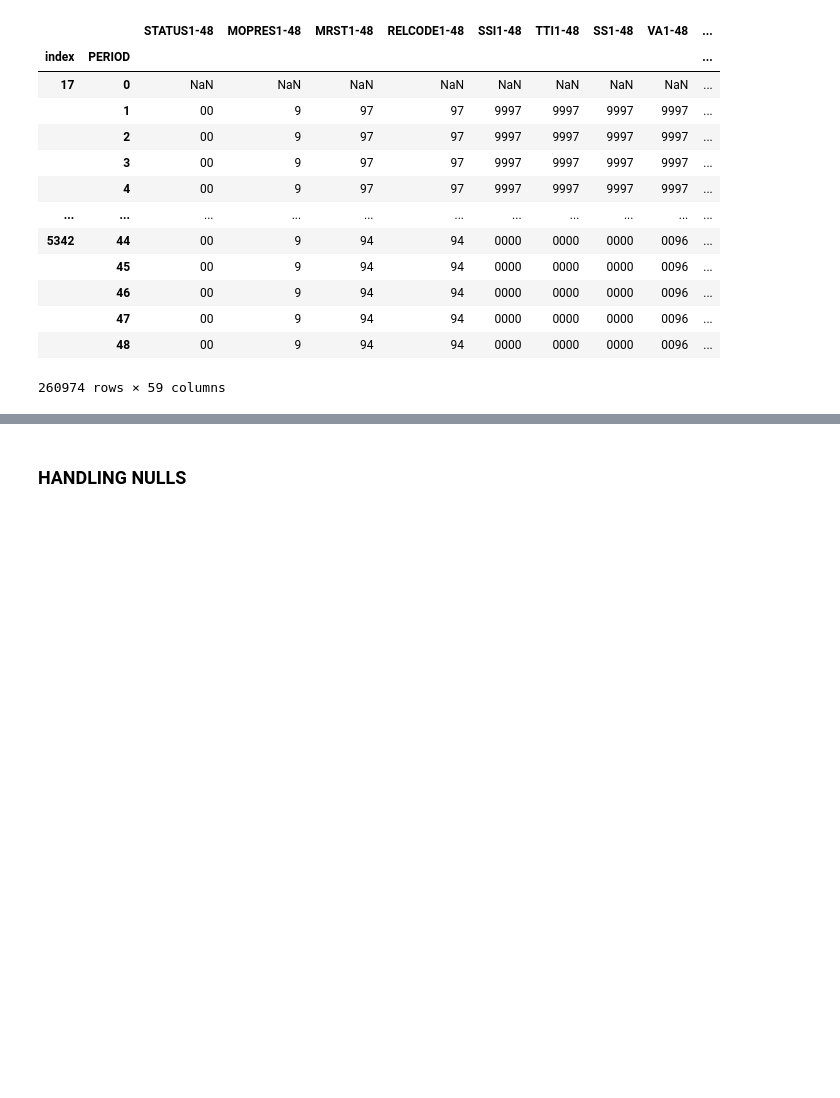
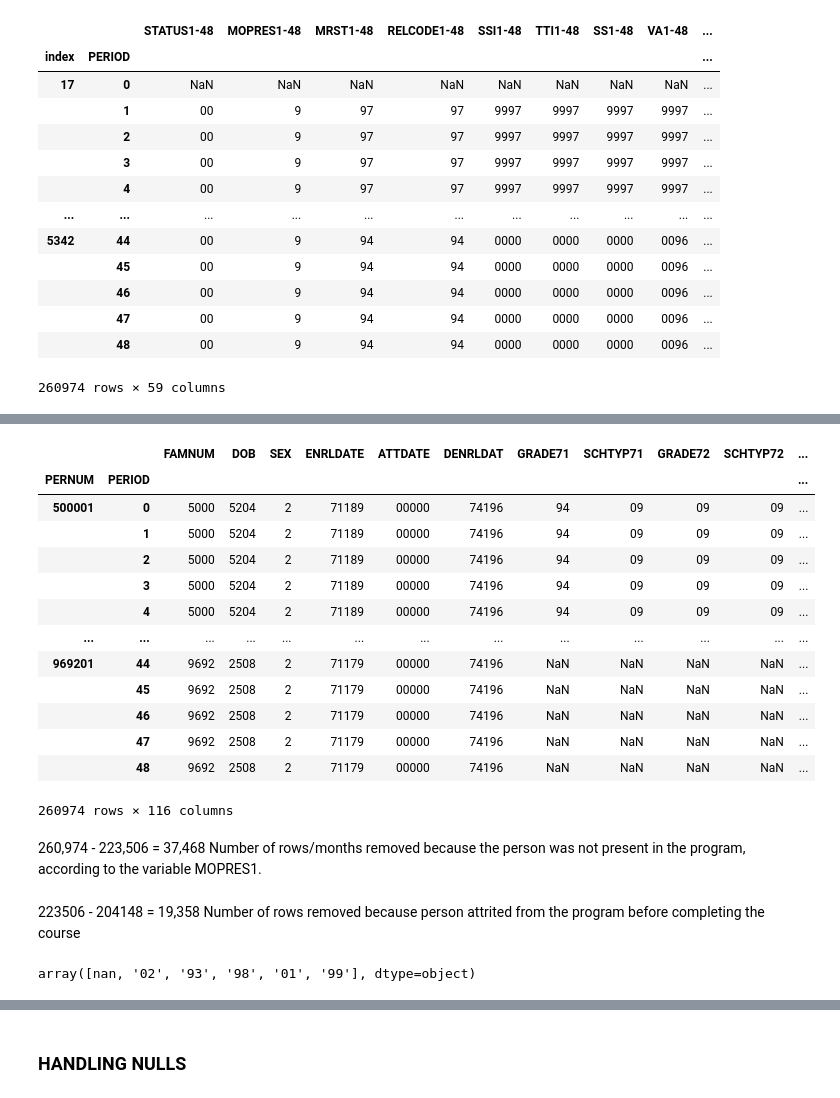
Before and after one commit to luke-swans0n/NIT, a Jupyter notebook: notebooks/NIT_CAPSTONE.ipynb, the cells around one changed output, grey strips where cells are left out. Drawn from its saved outputs; the diff is of its cells as text; code cells hidden in the pictures; blank space fills up the shorter version.

```diff
--- a/notebooks/NIT_CAPSTONE.ipynb
+++ b/notebooks/NIT_CAPSTONE.ipynb
@@ -208,0 +223,2 @@ final_frame
+# %%
+complete_df.replace('93', np.NaN, inplace=True)
@@ -208,0 +241,4 @@ final_frame
+# %%
+complete_df.set_index("PERNUM", inplace=True)
+# %%
+complete_df.set_index('PERIOD', append=True, inplace=True)
@@ -208,0 +247,19 @@ final_frame
+# %%
+complete_df.rename(lambda x:x[:-3] if '-' in x else x, axis = 1, inplace=True)
+# %%
+complete_df
+# %% [output]
+|  |  | FAMNUM | DOB | SEX | ENRLDATE | ATTDATE | DENRLDAT | GRADE71 | SCHTYP71 | GRADE72 | SCHTYP72 | ... |
+| PERNUM | PERIOD |  |  |  |  |  |  |  |  |  |  | ... |
+| 500001 | 0 | 5000 | 5204 | 2 | 71189 | 00000 | 74196 | 94 | 09 | 09 | 09 | ... |
+|  | 1 | 5000 | 5204 | 2 | 71189 | 00000 | 74196 | 94 | 09 | 09 | 09 | ... |
+|  | 2 | 5000 | 5204 | 2 | 71189 | 00000 | 74196 | 94 | 09 | 09 | 09 | ... |
+|  | 3 | 5000 | 5204 | 2 | 71189 | 00000 | 74196 | 94 | 09 | 09 | 09 | ... |
+|  | 4 | 5000 | 5204 | 2 | 71189 | 00000 | 74196 | 94 | 09 | 09 | 09 | ... |
+| ... | ... | ... | ... | ... | ... | ... | ... | ... | ... | ... | ... | ... |
+| 969201 | 44 | 9692 | 2508 | 2 | 71179 | 00000 | 74196 | NaN | NaN | NaN | NaN | ... |
+|  | 45 | 9692 | 2508 | 2 | 71179 | 00000 | 74196 | NaN | NaN | NaN | NaN | ... |
+|  | 46 | 9692 | 2508 | 2 | 71179 | 00000 | 74196 | NaN | NaN | NaN | NaN | ... |
+|  | 47 | 9692 | 2508 | 2 | 71179 | 00000 | 74196 | NaN | NaN | NaN | NaN | ... |
+|  | 48 | 9692 | 2508 | 2 | 71179 | 00000 | 74196 | NaN | NaN | NaN | NaN | ... |
+260974 rows × 116 columns
@@ -208,0 +268,3 @@ final_frame
+# %% [markdown]
+260,974 - 223,506 = 37,468
+Number of rows/months removed because the person was not present in the program, according to the variable MOPRES1.
@@ -208,0 +273,3 @@ final_frame
+# %% [markdown]
+223506 - 204148 = 19,358
+Number of rows removed because person attrited from the program before completing the course
@@ -208,0 +280,4 @@ final_frame
+# %%
+complete_df['EMPSTA1'].unique()
+# %% [output]
+array([nan, '02', '93', '98', '01', '99'], dtype=object)
```
Also changed, not shown: parts of 15 cells of this notebook, 3 other files.
